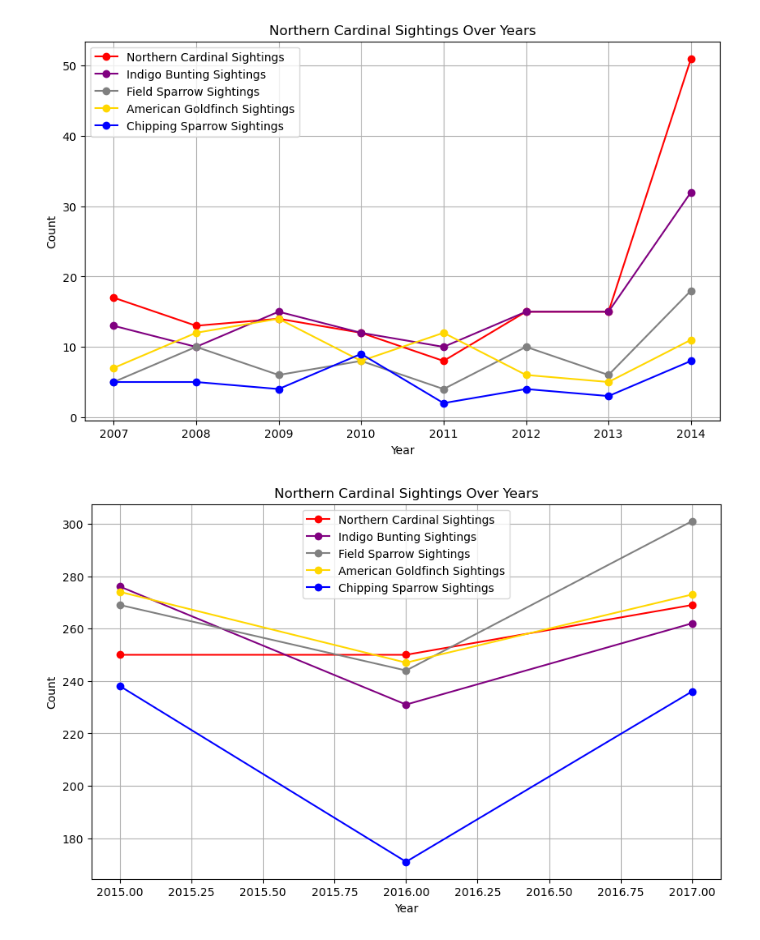
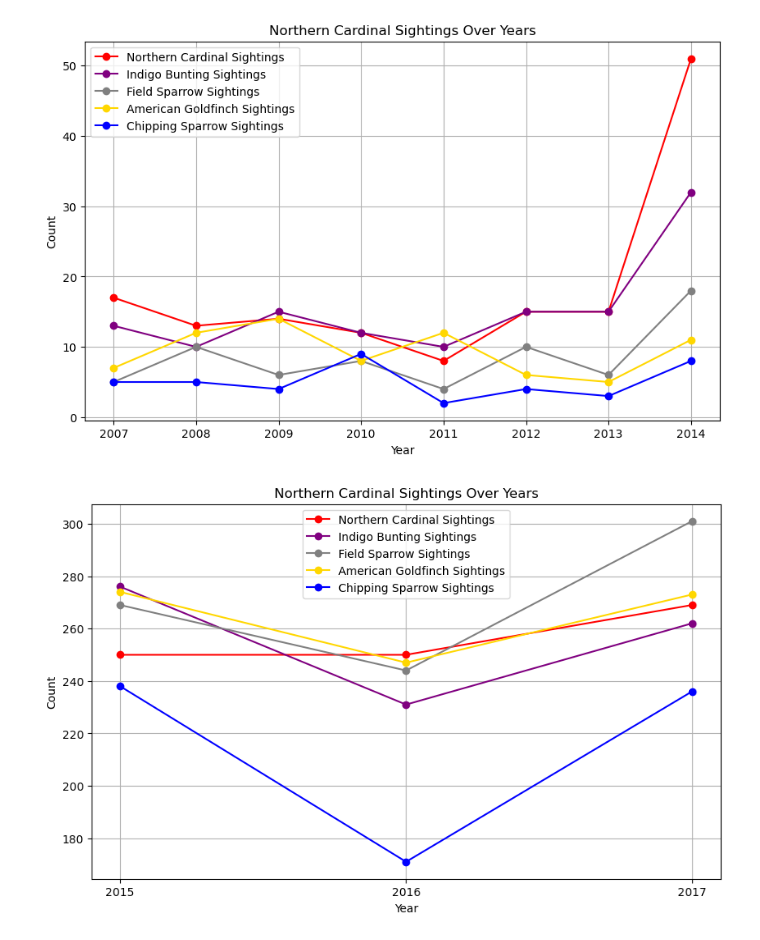
Before and after one commit to Zenon-Nowakowski/Bird-watching-data-analysis, a Jupyter notebook: main.ipynb, the cells around one changed output. Saved outputs shown, nothing was run; the diff lists cells and outputs as text; code cells hidden in the pictures.

Commit message:
updated x ticks on birds_late graph

```diff
--- a/main.ipynb
+++ b/main.ipynb
@@ -3,7 +3,8 @@ import numpy as np
 import pandas as pd
 import matplotlib.pyplot as plt
 # %%
-#Init dataframe birds = pd.read_excel("2007-2017 bird watch data.xlsx")
+#Init dataframe
+birds = pd.read_excel("2007-2017 bird watch data.xlsx")
 # %%
 #Most and least common birds spotted
 top_five = birds['Common_Name'].value_counts().head(5)
@@ -99,16 +100,18 @@ plt.show()
 # %%
 #plot of the top 5 most sited birds
 plt.figure(figsize=(10, 6))
 plt.plot(birds_late[birds_late['Common_Name'] == 'Northern Cardinal'].groupby('Year').size(), marker='o', linestyle='-', color='red', label='Northern Cardinal Sightings')
 plt.plot(birds_late[birds_late['Common_Name'] == 'Indigo Bunting'].groupby('Year').size(), marker='o', linestyle='-', color='purple', label='Indigo Bunting Sightings')
 plt.plot(birds_late[birds_late['Common_Name'] == 'Field Sparrow'].groupby('Year').size(), marker='o', linestyle='-', color='grey', label='Field Sparrow Sightings')
 plt.plot(birds_late[birds_late['Common_Name'] == 'American Goldfinch'].groupby('Year').size(), marker='o', linestyle='-', color='gold', label='American Goldfinch Sightings')
 plt.plot(birds_late[birds_late['Common_Name'] == 'Chipping Sparrow'].groupby('Year').size(), marker='o', linestyle='-', color='blue', label='Chipping Sparrow Sightings')
 plt.title('Northern Cardinal Sightings Over Years')
+#change the ticks of x to only be whole numbers
+plt.xticks(range(min(birds_late['Year']), max(birds_late['Year'])+1, 1))
 plt.xlabel('Year')
 plt.ylabel('Count')
 plt.legend()
 plt.grid(True)
 plt.show()
 # %% [output]
-[figure, old version]
+[figure, new version]
```
